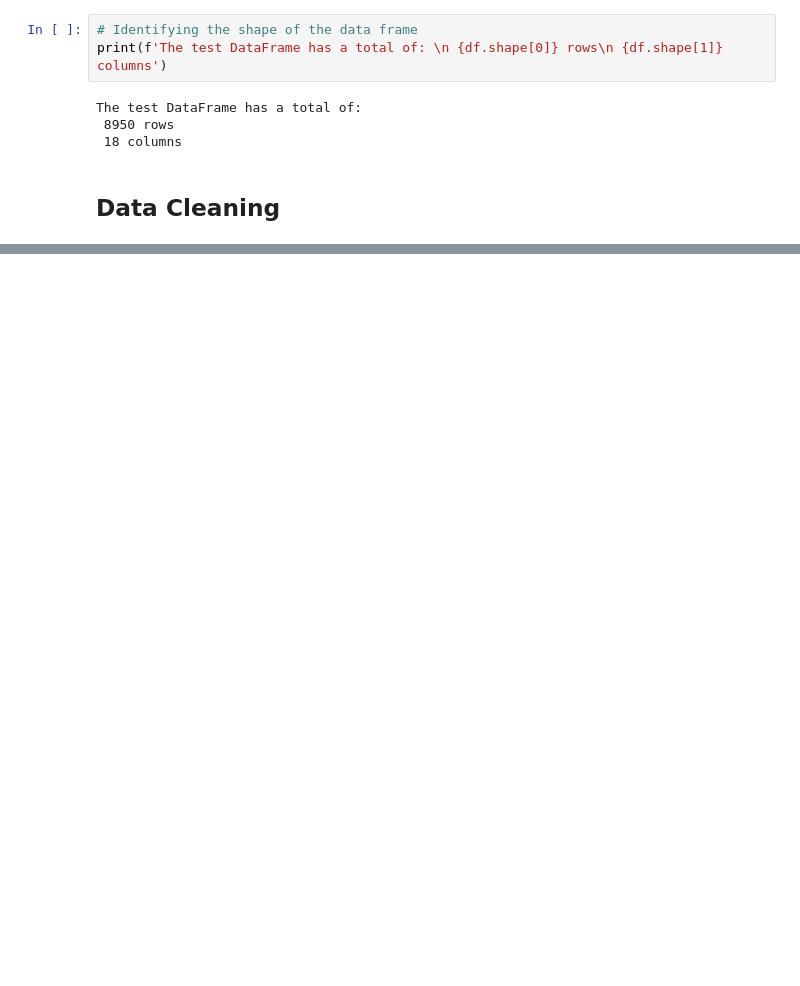
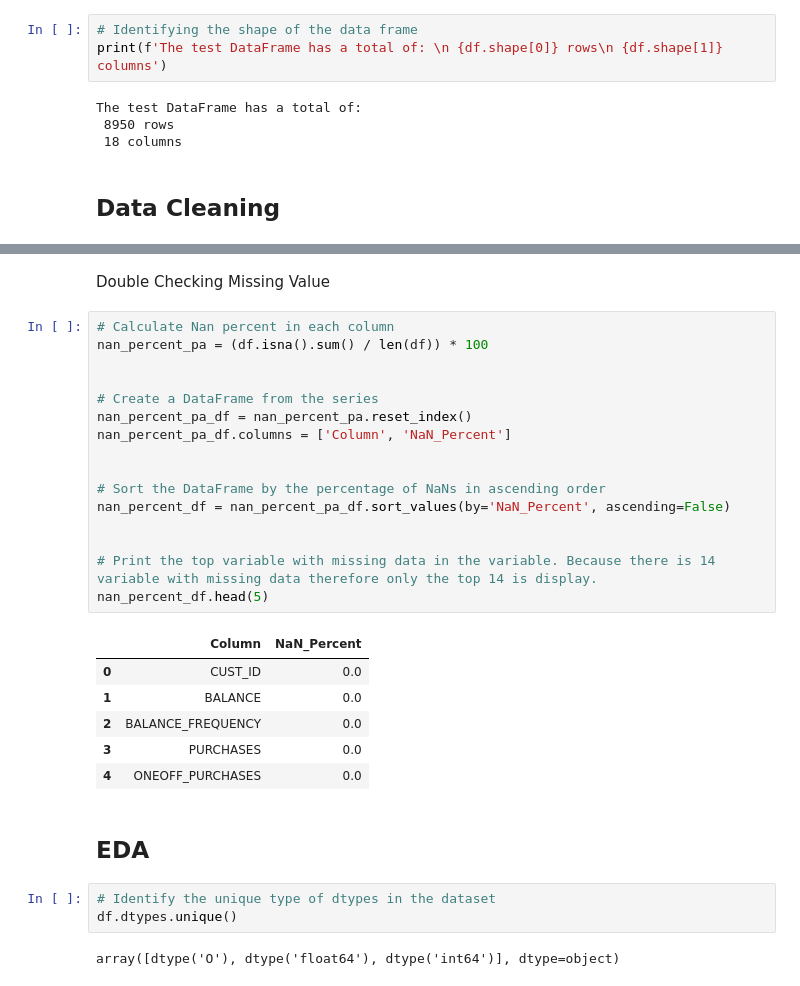
Before and after one commit to besideme95/Mini_Project, a Jupyter notebook: Talentlabs Exercise/Clustering Analytics.ipynb, the cells around one changed output, grey strips where cells are left out. Drawn from its saved outputs; the diff is of its cells as text; blank space fills up the shorter version.

```diff
--- a/Talentlabs Exercise/Clustering Analytics.ipynb
+++ b/Talentlabs Exercise/Clustering Analytics.ipynb
@@ -32,0 +141,32 @@ df.head(10)
+# %% [markdown]
+Double Checking Missing Value
+# %%
+# Calculate Nan percent in each column
+nan_percent_pa = (df.isna().sum() / len(df)) * 100
+
+
+# Create a DataFrame from the series
+nan_percent_pa_df = nan_percent_pa.reset_index()
+nan_percent_pa_df.columns = ['Column', 'NaN_Percent']
+
+
+# Sort the DataFrame by the percentage of NaNs in ascending order
+nan_percent_df = nan_percent_pa_df.sort_values(by='NaN_Percent', ascending=False)
+
+
+# Print the top variable with missing data in the variable. Because there is 14 variable with missing data therefore only the top 14 is display.
+nan_percent_df.head(5)
+# %% [output]
+|  | Column | NaN_Percent |
+| 0 | CUST_ID | 0.0 |
+| 1 | BALANCE | 0.0 |
+| 2 | BALANCE_FREQUENCY | 0.0 |
+| 3 | PURCHASES | 0.0 |
+| 4 | ONEOFF_PURCHASES | 0.0 |
+# %% [markdown]
+## EDA
+# %%
+# Identify the unique type of dtypes in the dataset
+df.dtypes.unique()
+# %% [output]
+array([dtype('O'), dtype('float64'), dtype('int64')], dtype=object)
```
Also changed, not shown: parts of 20 cells of this notebook.
